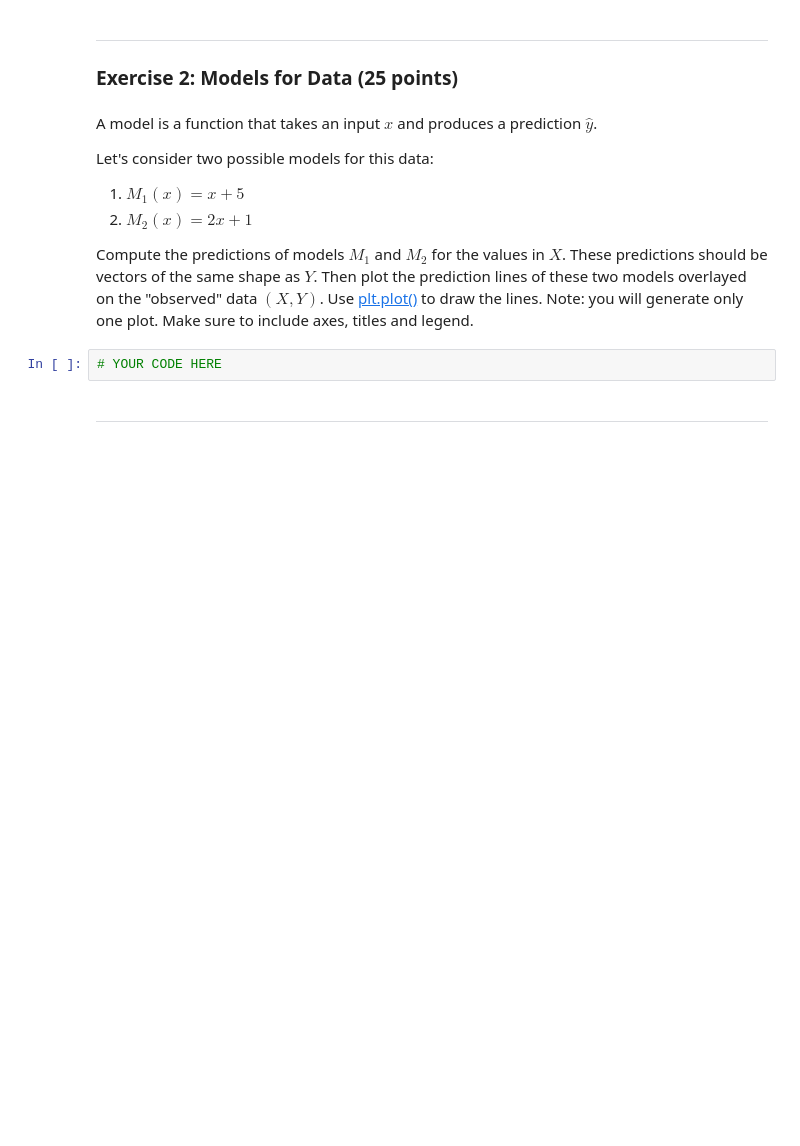
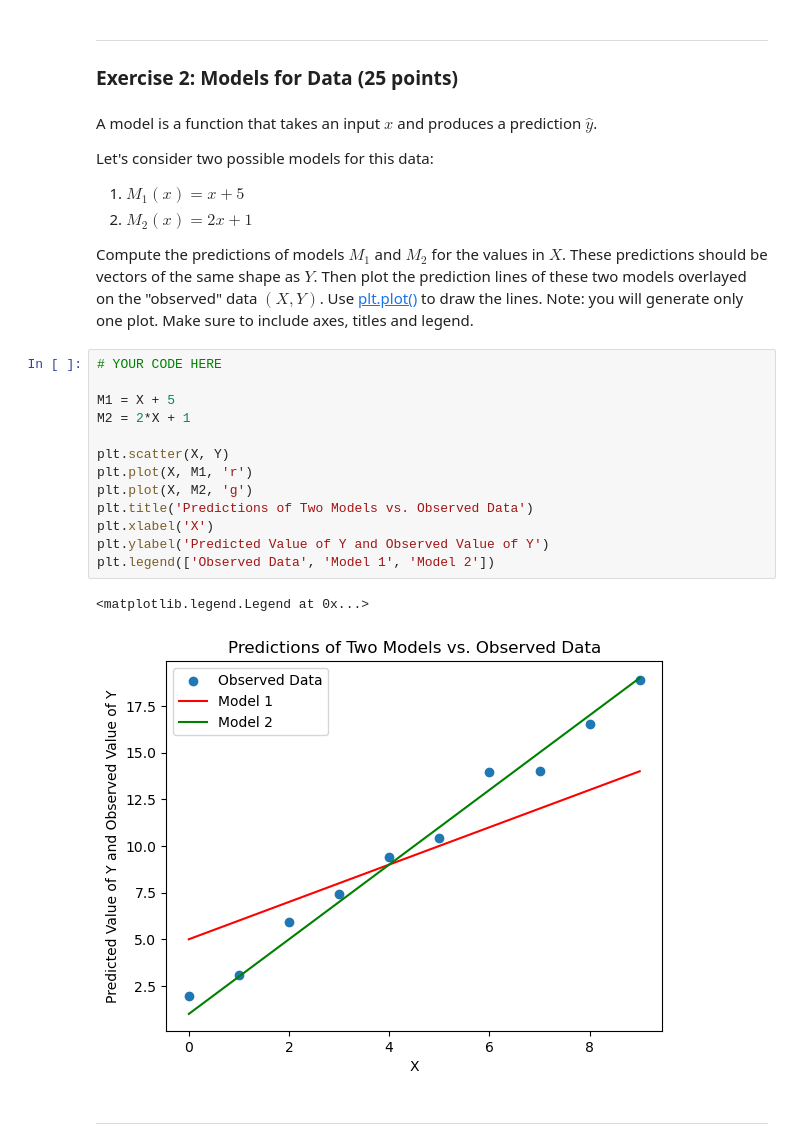
Before and after one commit to maureen-fromuth/DATASCI207_Sec03, a Jupyter notebook: 01 Introduction.ipynb, the cells around one changed output. Cells and saved outputs as stored; diff of their text form; blank space fills up the shorter version.

```diff
--- a/01 Introduction.ipynb
+++ b/01 Introduction.ipynb
@@ -79,8 +122,22 @@ Let's consider two possible models for this data:
 2. $M_2(x) = 2x+1$
 
 Compute the predictions of models $M_1$ and $M_2$ for the values in $X$. These predictions should be vectors of the same shape as $Y$. Then plot the prediction lines of these two models overlayed on the "observed" data $(X, Y)$. Use [plt.plot()](https://matplotlib.org/api/_as_gen/matplotlib.pyplot.plot.html) to draw the lines. Note: you will generate only one plot. Make sure to include axes, titles and legend.
-# %%
-# YOUR CODE HERE
+# %%
+# YOUR CODE HERE
+
+M1 = X + 5
+M2 = 2*X + 1
+
+plt.scatter(X, Y)
+plt.plot(X, M1, 'r')
+plt.plot(X, M2, 'g')
+plt.title('Predictions of Two Models vs. Observed Data')
+plt.xlabel('X')
+plt.ylabel('Predicted Value of Y and Observed Value of Y')
+plt.legend(['Observed Data', 'Model 1', 'Model 2'])
+# %% [output]
+<matplotlib.legend.Legend at 0x...>
+[figure, added]
 # %% [markdown]
 ---
 # %% [markdown]
```
Also changed, not shown: parts of 9 cells of this notebook.
